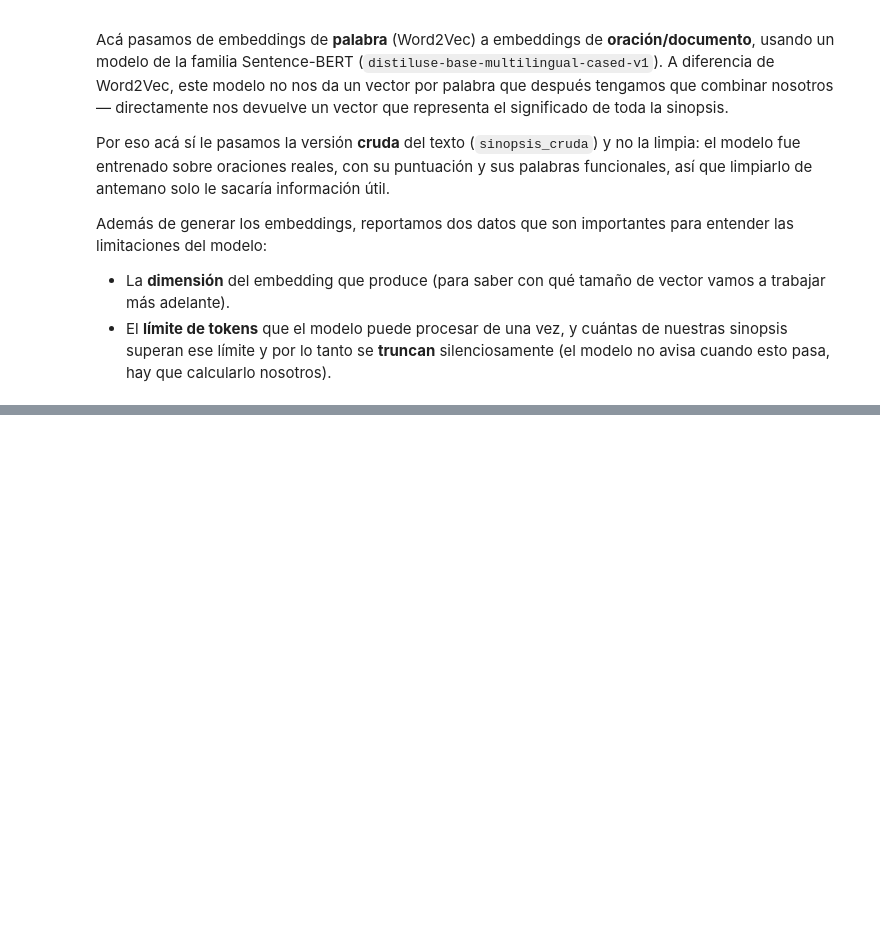
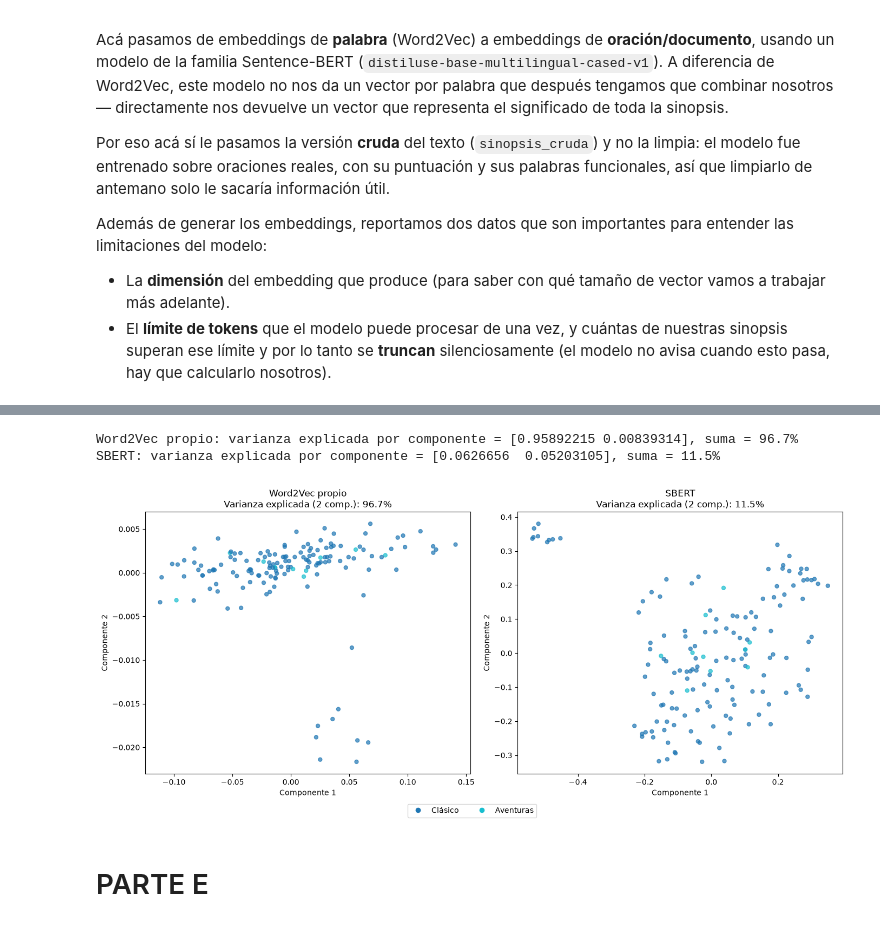
Before and after one commit to valentinocivetta04/PLN_Grupo7_Civetta_Fucci_Frank_Winter, a Jupyter notebook: src/embedding.ipynb, the cells around one changed output, grey strips where cells are left out. Cells and saved outputs as stored; diff of their text form; code cells hidden in the pictures; blank space fills up the shorter version.

```diff
--- a/src/embedding.ipynb
+++ b/src/embedding.ipynb
@@ -176,0 +381,38 @@ print("Embeddings generados exitosamente. Forma de la matriz:", embeddings_sbert
+# %%
+import matplotlib.pyplot as plt
+from sklearn.decomposition import PCA
+
+generos_unicos = df['genero_principal'].unique()
+mapa_colores = {genero: i for i, genero in enumerate(generos_unicos)}
+colores = df['genero_principal'].map(mapa_colores)
+
+fig, ejes = plt.subplots(1, 2, figsize=(14, 6))
+
+for ax, (nombre, matriz) in zip(ejes, [("Word2Vec propio", matriz_propio), ("SBERT", matriz_sbert)]):
+    pca = PCA(n_components=2)
+    proyeccion = pca.fit_transform(matriz)
+    varianza_explicada = pca.explained_variance_ratio_
+
+    dispersión = ax.scatter(proyeccion[:, 0], proyeccion[:, 1], c=colores, cmap='tab10', alpha=0.7, s=25)
+    ax.set_title(f"{nombre}\nVarianza explicada (2 comp.): {varianza_explicada.sum():.1%}")
+    ax.set_xlabel("Componente 1")
+    ax.set_ylabel("Componente 2")
+
+    print(f"{nombre}: varianza explicada por componente = {varianza_explicada}, "
+          f"suma = {varianza_explicada.sum():.1%}")
+
+# Leyenda compartida con los nombres de género
+handles = [plt.Line2D([0], [0], marker='o', color='w',
+                       markerfacecolor=plt.cm.tab10(i / max(len(generos_unicos)-1, 1)),
+                       markersize=8, label=genero)
+           for genero, i in mapa_colores.items()]
+fig.legend(handles=handles, loc='lower center', ncol=min(len(generos_unicos), 5), bbox_to_anchor=(0.5, -0.05))
+
+plt.tight_layout()
+plt.show()
+# %% [output]
+Word2Vec propio: varianza explicada por componente = [0.95892215 0.00839314], suma = 96.7%
+SBERT: varianza explicada por componente = [0.0626656  0.05203105], suma = 11.5%
+[figure, added]
+# %% [markdown]
+# PARTE E
```
Also changed, not shown: parts of 21 cells of this notebook, 1 other file.
